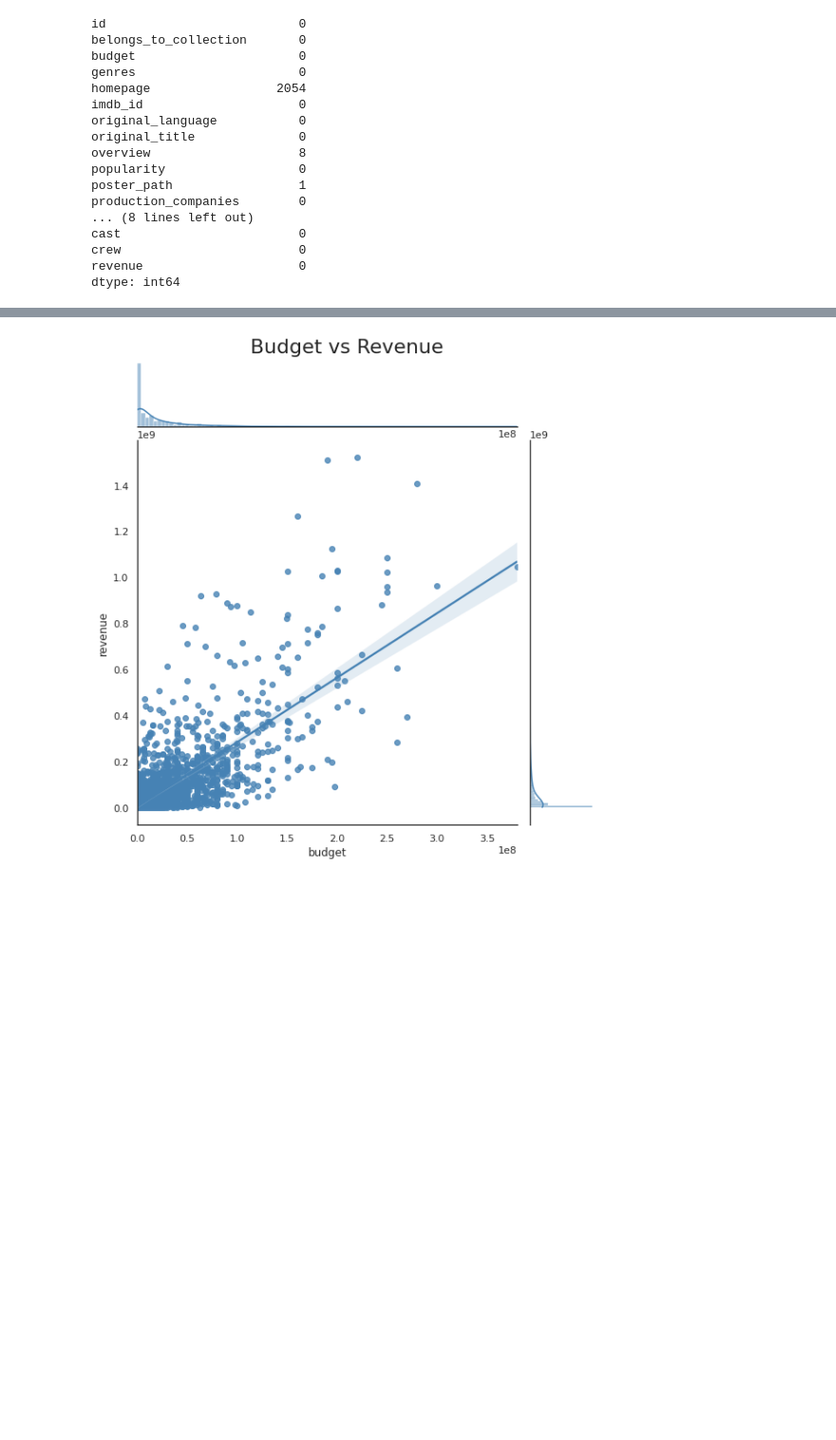
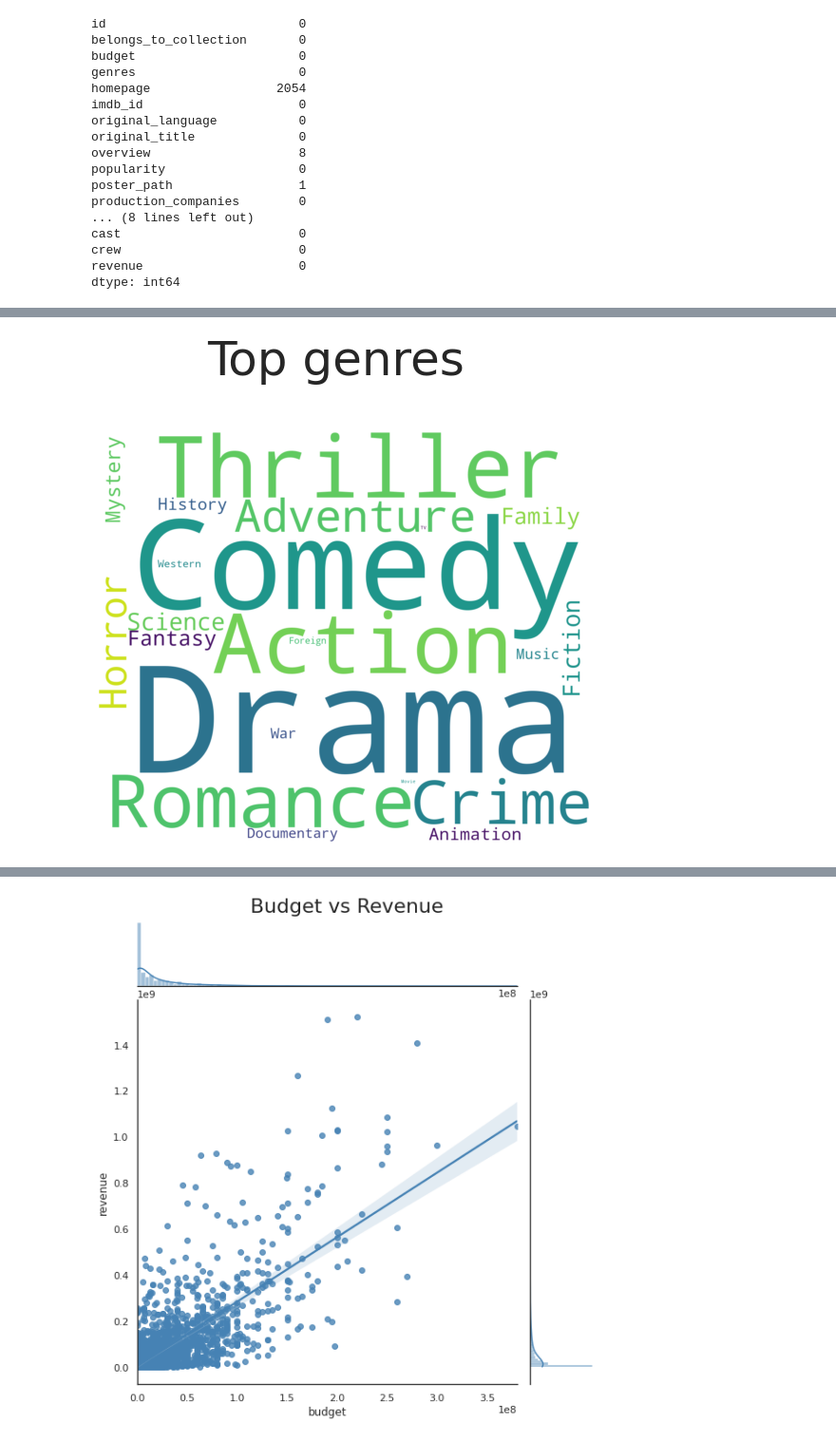
Before and after one commit to pedrohortencio/kaggle-competitions, a Jupyter notebook: TMDB/TMDB.ipynb, the cells around one changed output, grey strips where cells are left out. Shown at 95% size. Drawn from its saved outputs; the diff is of its cells as text; code cells hidden in the pictures; blank space fills up the shorter version.

```diff
--- a/TMDB/TMDB.ipynb
+++ b/TMDB/TMDB.ipynb
@@ -136,0 +196,17 @@ dtype: int64
+# %%
+list_of_genres = list(df_train['genres'].apply(lambda x: [i['name'] for i in x] if x != {} else []).values)
+text = ' '.join([i for j in list_of_genres for i in j])
+
+plt.figure(figsize = (12, 8))
+
+wordcloud = WordCloud(max_font_size=None, background_color='white', collocations=False,
+                      width=1200, height=1000).generate(text)
+
+plt.imshow(wordcloud,interpolation="bilinear")
+
+plt.suptitle('Top genres', size=50, y=1.05)
+plt.axis("off")
+
+plt.show();
+# %% [output]
+[figure, added]
```
Also changed, not shown: parts of 19 cells of this notebook.
